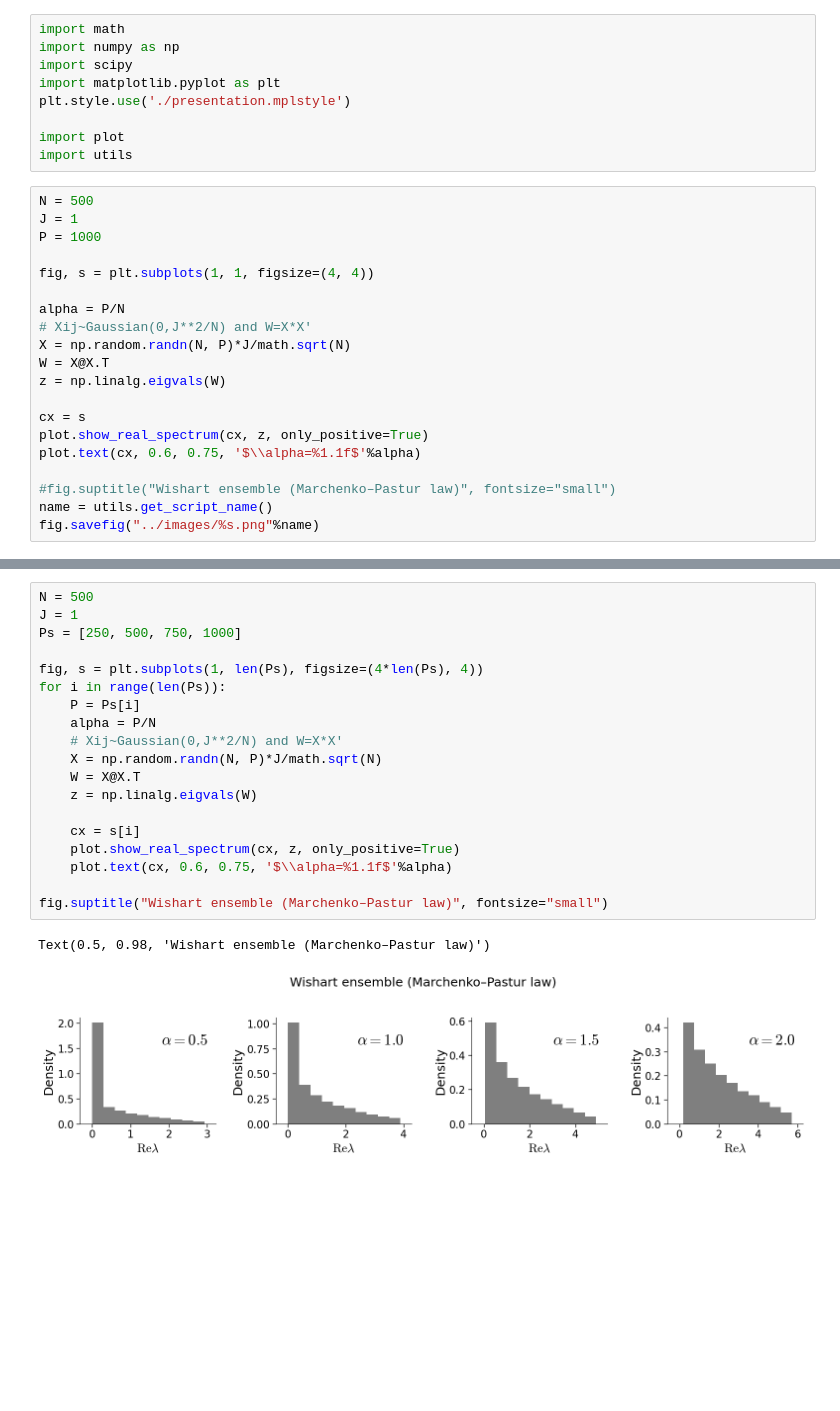
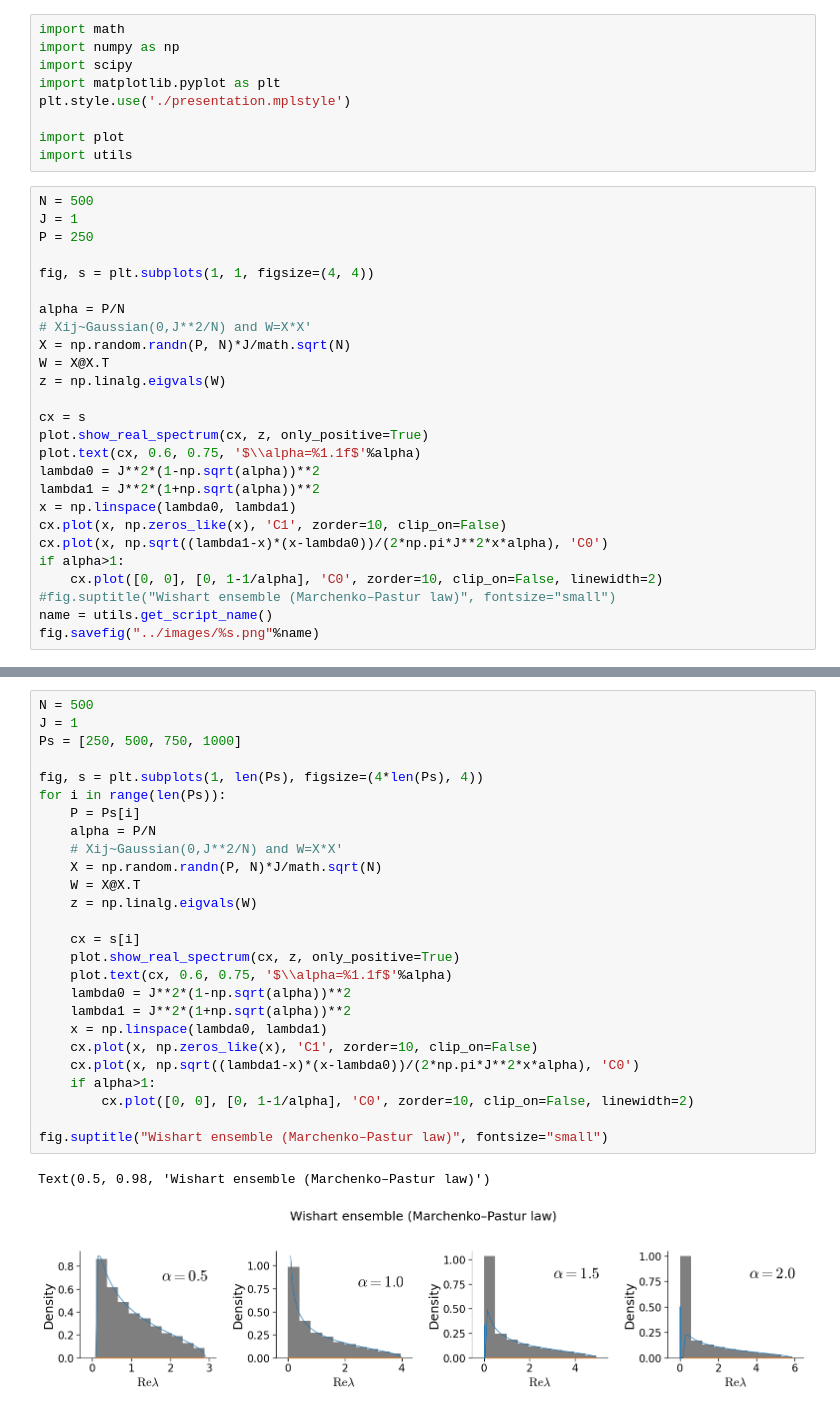
Before and after one commit to populationcodes/random-matrix-gallery, a Jupyter notebook: ensembles/Wishart.ipynb, the cells around one changed output, grey strips where cells are left out. Saved outputs shown, nothing was run; the diff lists cells and outputs as text; blank space fills up the shorter version.

```diff
--- a/ensembles/Wishart.ipynb
+++ b/ensembles/Wishart.ipynb
@@ -12,20 +12,26 @@ import utils
 # %%
 N = 500
 J = 1
-P = 1000
+P = 250
 
 fig, s = plt.subplots(1, 1, figsize=(4, 4))
 
 alpha = P/N
 # Xij~Gaussian(0,J**2/N) and W=X*X'
-X = np.random.randn(N, P)*J/math.sqrt(N)
+X = np.random.randn(P, N)*J/math.sqrt(N)
 W = X@X.T
 z = np.linalg.eigvals(W)
 
 cx = s
 plot.show_real_spectrum(cx, z, only_positive=True)
 plot.text(cx, 0.6, 0.75, '$\\alpha=%1.1f$'%alpha)
-
+lambda0 = J**2*(1-np.sqrt(alpha))**2
+lambda1 = J**2*(1+np.sqrt(alpha))**2
+x = np.linspace(lambda0, lambda1)
+cx.plot(x, np.zeros_like(x), 'C1', zorder=10, clip_on=False)
+cx.plot(x, np.sqrt((lambda1-x)*(x-lambda0))/(2*np.pi*J**2*x*alpha), 'C0')
+if alpha>1:
+    cx.plot([0, 0], [0, 1-1/alpha], 'C0', zorder=10, clip_on=False, linewidth=2)
 #fig.suptitle("Wishart ensemble (Marchenko–Pastur law)", fontsize="small")
 name = utils.get_script_name()
 fig.savefig("../images/%s.png"%name)
@@ -34,22 +40,29 @@ fig.savefig("../images/%s.png"%name)
 # %%
 N = 500
 J = 1
 Ps = [250, 500, 750, 1000]
 
 fig, s = plt.subplots(1, len(Ps), figsize=(4*len(Ps), 4))
 for i in range(len(Ps)):
     P = Ps[i]
     alpha = P/N
     # Xij~Gaussian(0,J**2/N) and W=X*X'
-    X = np.random.randn(N, P)*J/math.sqrt(N)
+    X = np.random.randn(P, N)*J/math.sqrt(N)
     W = X@X.T
     z = np.linalg.eigvals(W)
 
     cx = s[i]
     plot.show_real_spectrum(cx, z, only_positive=True)
     plot.text(cx, 0.6, 0.75, '$\\alpha=%1.1f$'%alpha)
+    lambda0 = J**2*(1-np.sqrt(alpha))**2
+    lambda1 = J**2*(1+np.sqrt(alpha))**2
+    x = np.linspace(lambda0, lambda1)
+    cx.plot(x, np.zeros_like(x), 'C1', zorder=10, clip_on=False)
+    cx.plot(x, np.sqrt((lambda1-x)*(x-lambda0))/(2*np.pi*J**2*x*alpha), 'C0')
+    if alpha>1:
+        cx.plot([0, 0], [0, 1-1/alpha], 'C0', zorder=10, clip_on=False, linewidth=2)
 
 fig.suptitle("Wishart ensemble (Marchenko–Pastur law)", fontsize="small")
 # %% [output]
 Text(0.5, 0.98, 'Wishart ensemble (Marchenko–Pastur law)')
-[figure, old version]
+[figure, new version]
```
Also changed, not shown: parts of 1 cell of this notebook, 4 other files.
